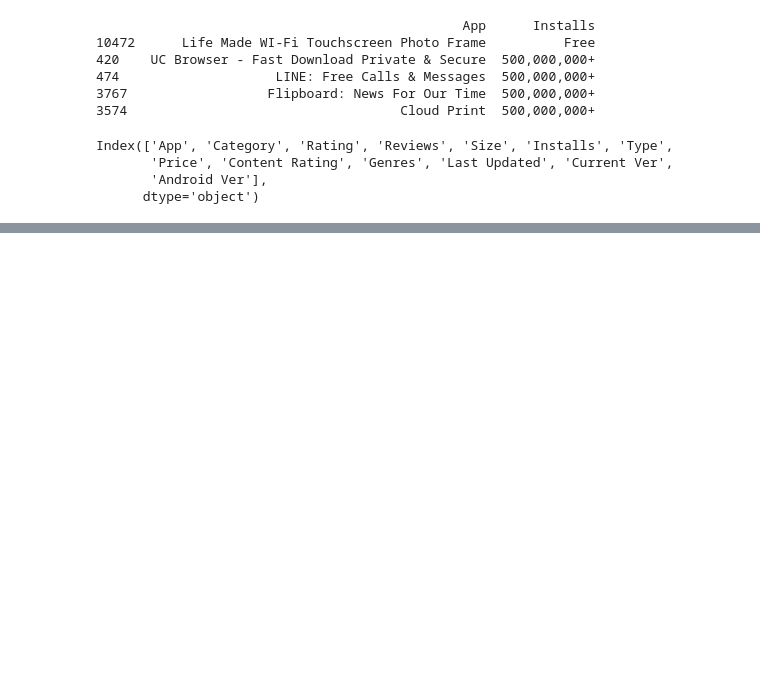
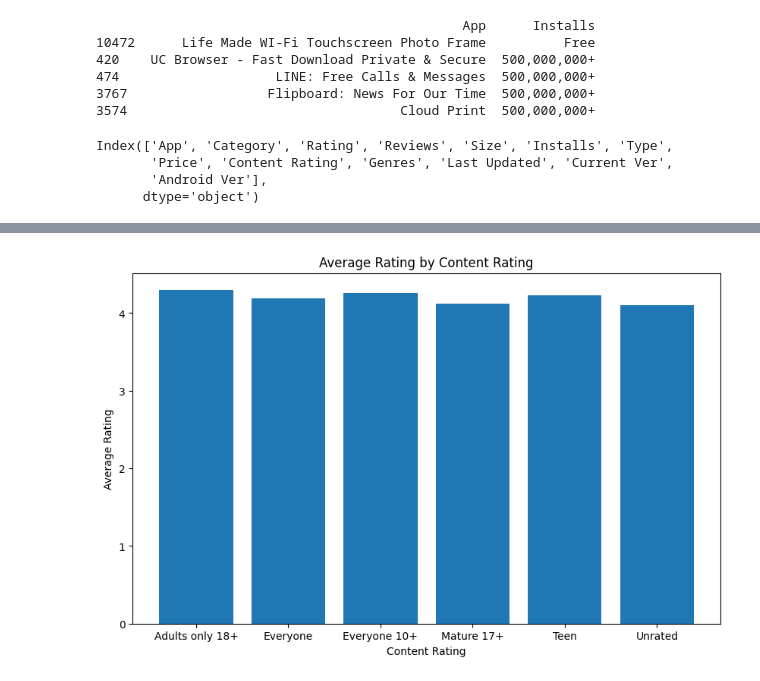
Before and after one commit to jul1998/Pandas-Python, a Jupyter notebook: google-app-store-data.ipynb, the cells around one changed output, grey strips where cells are left out. Cells and saved outputs as stored; diff of their text form; code cells hidden in the pictures; blank space fills up the shorter version.

```diff
--- a/google-app-store-data.ipynb
+++ b/google-app-store-data.ipynb
@@ -246,0 +313,14 @@ Index(['App', 'Category', 'Rating', 'Reviews', 'Size', 'Installs', 'Type',
+# %%
+# Calculate the average rating for each content rating category
+#(e.g., Everyone, Teen, Mature 17+) and compare them using a bar chart.
+
+
+ratings_by_content_rating= data.groupby("Content Rating")["Rating"].mean()
+plt.figure(figsize=(10,6))
+plt.bar(ratings_by_content_rating.index, ratings_by_content_rating.values)
+plt.xlabel('Content Rating')
+plt.ylabel('Average Rating')
+plt.title('Average Rating by Content Rating')
+plt.show()
+# %% [output]
+[figure, added]
```
Also changed, not shown: parts of 11 cells of this notebook.
